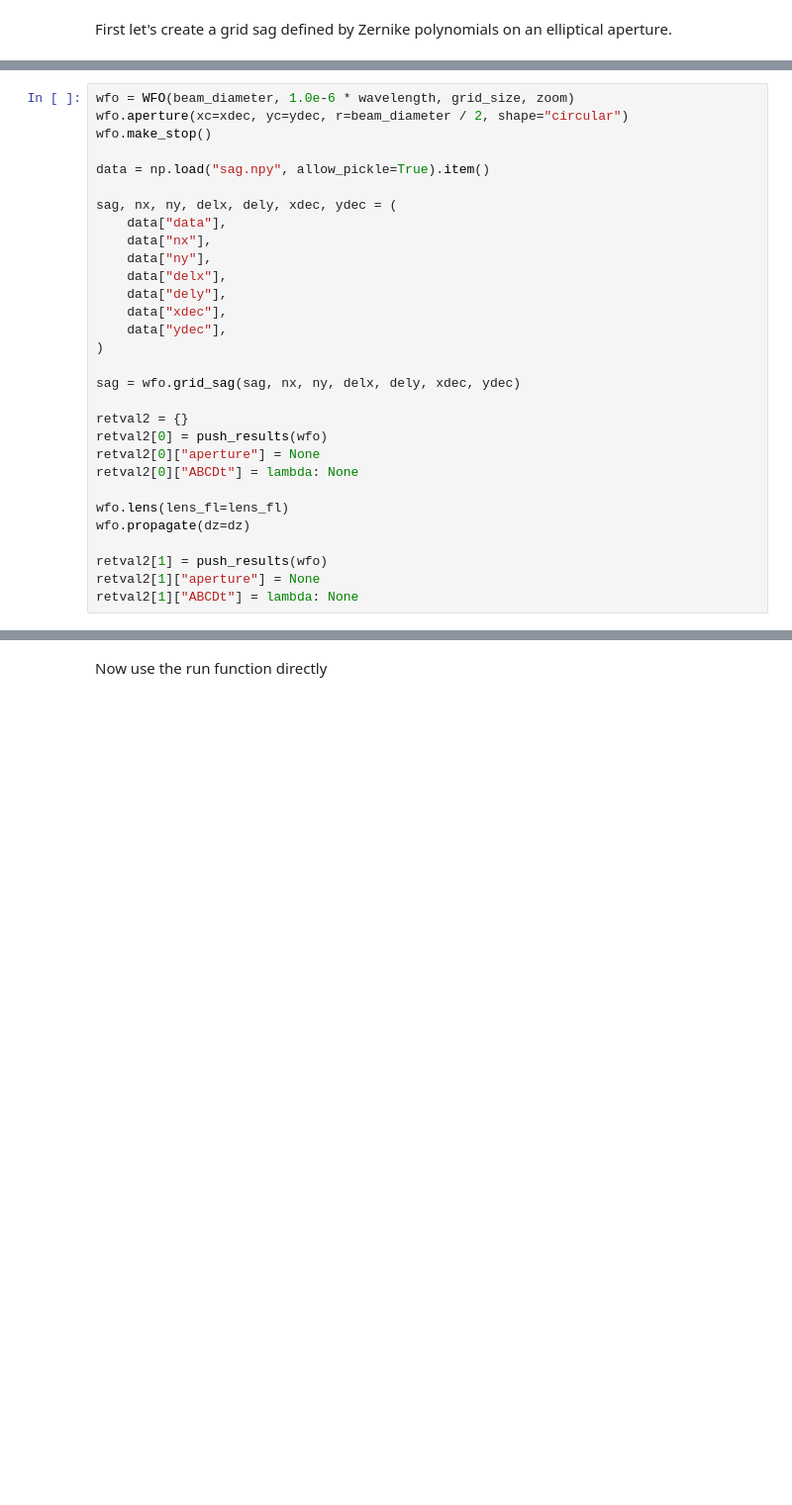
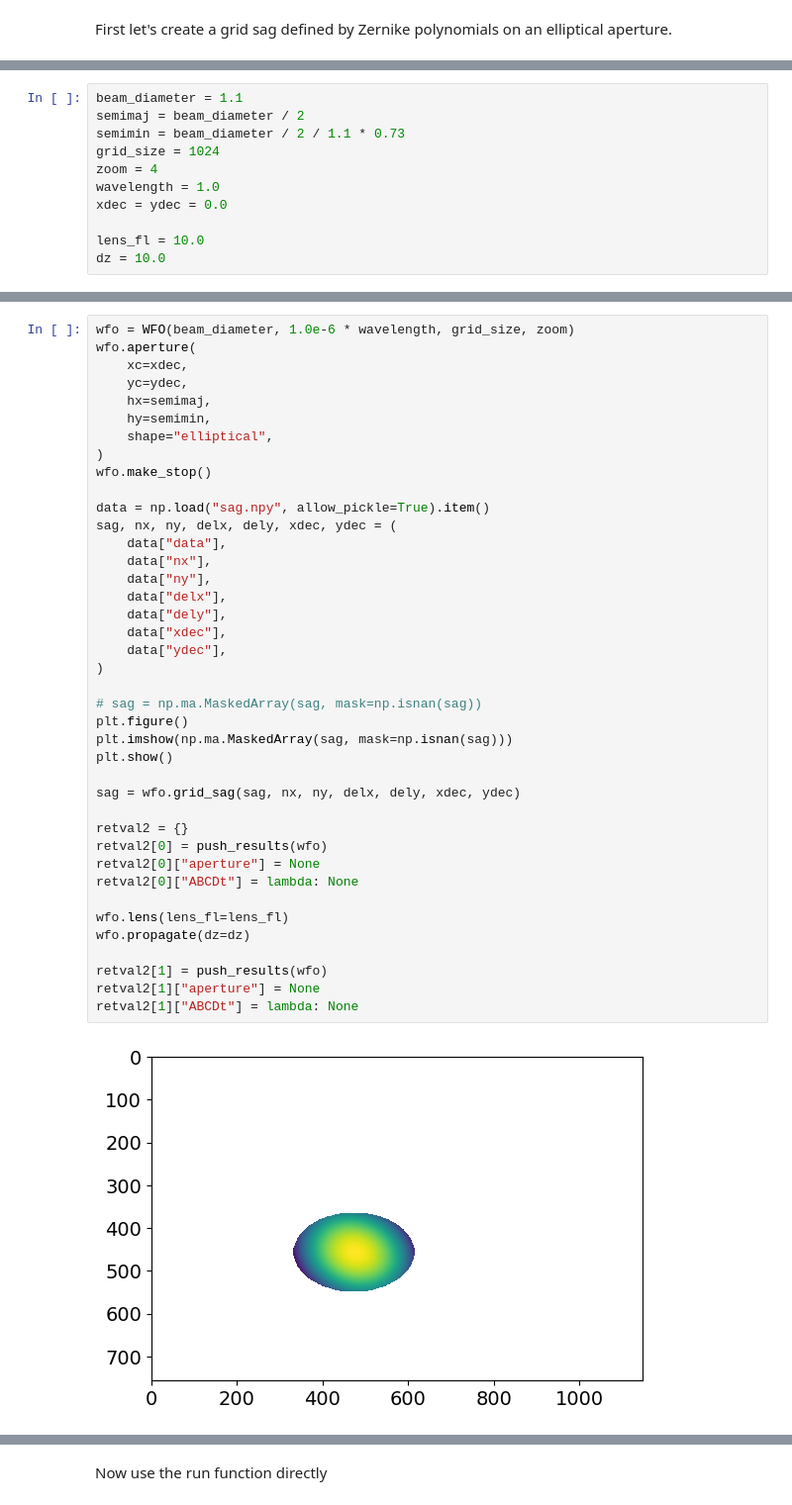
Before and after one commit to arielmission-space/PAOS, a Jupyter notebook: notebook/GridSag.ipynb, the cells around one changed output, grey strips where cells are left out. Shown at 99% size. Cells and saved outputs as stored; diff of their text form; blank space fills up the shorter version.

```diff
--- a/notebook/GridSag.ipynb
+++ b/notebook/GridSag.ipynb
@@ -13,0 +18,11 @@ from paos.core.plot import simple_plot
+# %%
+beam_diameter = 1.1
+semimaj = beam_diameter / 2
+semimin = beam_diameter / 2 / 1.1 * 0.73
+grid_size = 1024
+zoom = 4
+wavelength = 1.0
+xdec = ydec = 0.0
+
+lens_fl = 10.0
+dz = 10.0
@@ -105,31 +164,42 @@ Now use grid sag
 # %%
 wfo = WFO(beam_diameter, 1.0e-6 * wavelength, grid_size, zoom)
-wfo.aperture(xc=xdec, yc=ydec, r=beam_diameter / 2, shape="circular")
+wfo.aperture(
+    xc=xdec,
+    yc=ydec,
+    hx=semimaj,
+    hy=semimin,
+    shape="elliptical",
+)
 wfo.make_stop()
 
 data = np.load("sag.npy", allow_pickle=True).item()
-
 sag, nx, ny, delx, dely, xdec, ydec = (
     data["data"],
     data["nx"],
     data["ny"],
     data["delx"],
     data["dely"],
     data["xdec"],
     data["ydec"],
 )
+
+# sag = np.ma.MaskedArray(sag, mask=np.isnan(sag))
+plt.figure()
+plt.imshow(np.ma.MaskedArray(sag, mask=np.isnan(sag)))
+plt.show()
 
 sag = wfo.grid_sag(sag, nx, ny, delx, dely, xdec, ydec)
 
 retval2 = {}
 retval2[0] = push_results(wfo)
 retval2[0]["aperture"] = None
 retval2[0]["ABCDt"] = lambda: None
 
 wfo.lens(lens_fl=lens_fl)
 wfo.propagate(dz=dz)
 
 retval2[1] = push_results(wfo)
 retval2[1]["aperture"] = None
 retval2[1]["ABCDt"] = lambda: None
 # %% [output]
+[figure, added]
```
Also changed, not shown: parts of 17 cells of this notebook, 3 other files.
